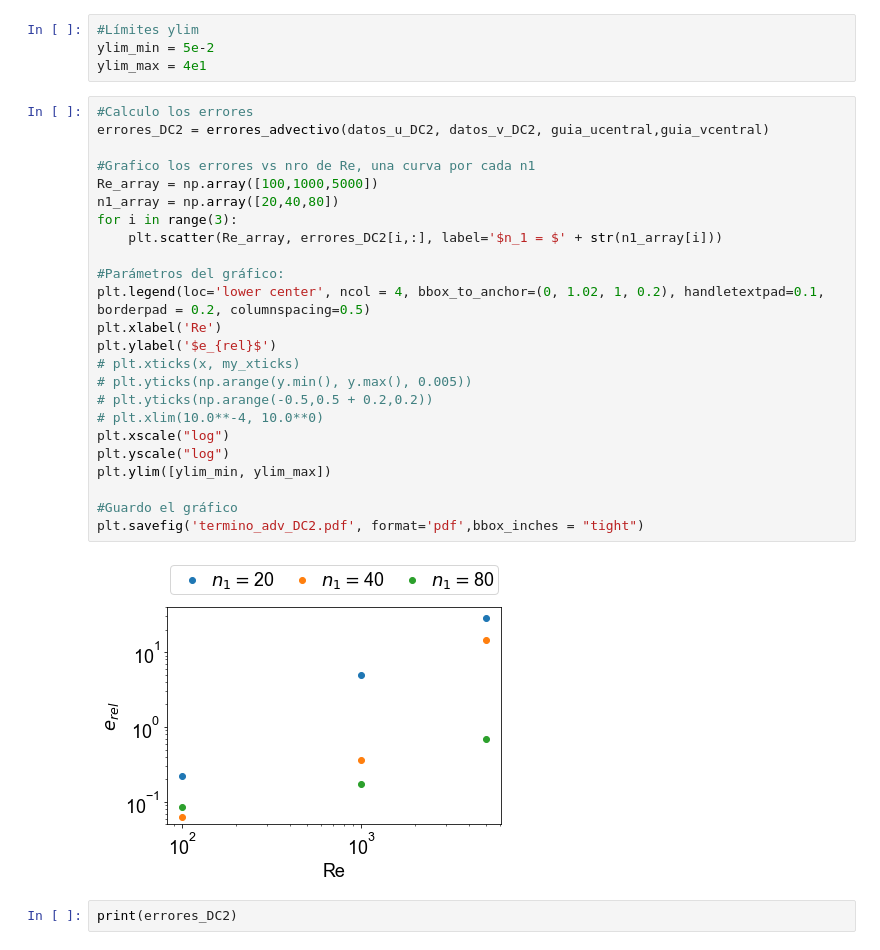
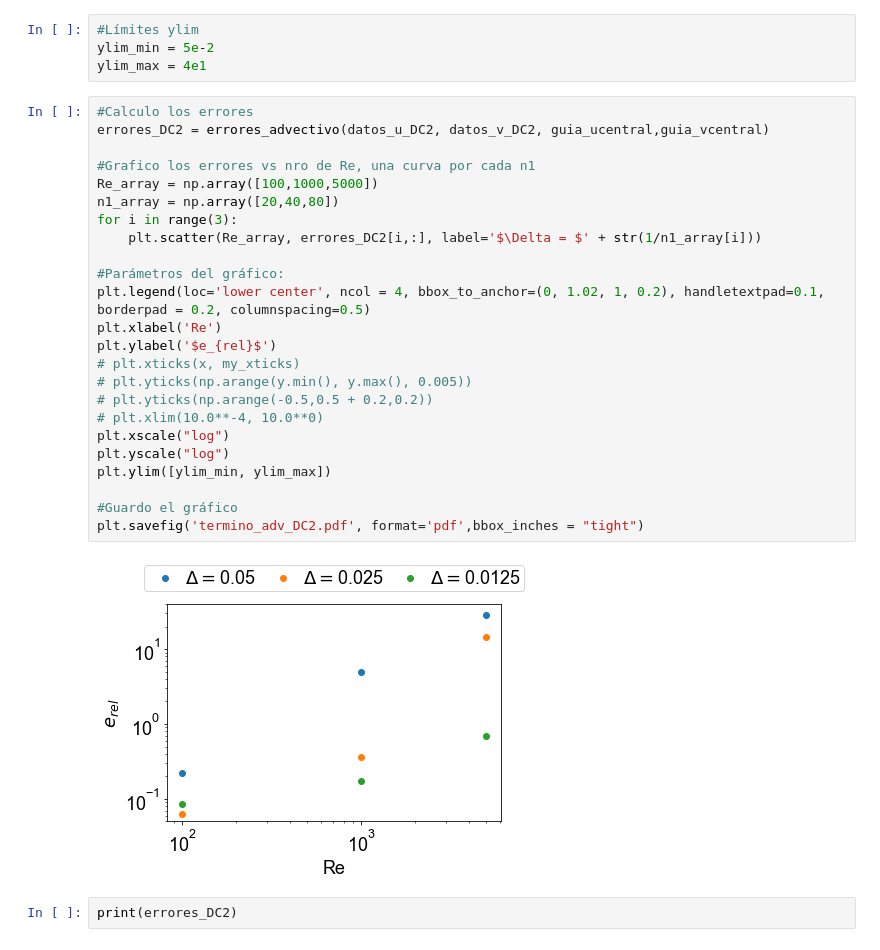
Before and after one commit to Lupama2/Guias_Metodos_Num_Fluidos_I, a Jupyter notebook: Guias/Informe_final/Programa/graficos/graficos.ipynb, the cells around one changed output. Cells and saved outputs as stored; diff of their text form.

```diff
--- a/Guias/Informe_final/Programa/graficos/graficos.ipynb
+++ b/Guias/Informe_final/Programa/graficos/graficos.ipynb
@@ -248,29 +248,29 @@ ylim_max = 4e1
 # %%
 #Calculo los errores
 errores_DC2 = errores_advectivo(datos_u_DC2, datos_v_DC2, guia_ucentral,guia_vcentral)
 
 #Grafico los errores vs nro de Re, una curva por cada n1
 Re_array = np.array([100,1000,5000])
 n1_array = np.array([20,40,80])
 for i in range(3):
-    plt.scatter(Re_array, errores_DC2[i,:], label='$n_1 = $' + str(n1_array[i]))
+    plt.scatter(Re_array, errores_DC2[i,:], label='$\Delta = $' + str(1/n1_array[i]))
 
 #Parámetros del gráfico:
 plt.legend(loc='lower center', ncol = 4, bbox_to_anchor=(0, 1.02, 1, 0.2), handletextpad=0.1, borderpad = 0.2, columnspacing=0.5)
 plt.xlabel('Re')
 plt.ylabel('$e_{rel}$')
 # plt.xticks(x, my_xticks)
 # plt.yticks(np.arange(y.min(), y.max(), 0.005))
 # plt.yticks(np.arange(-0.5,0.5 + 0.2,0.2))
 # plt.xlim(10.0**-4, 10.0**0)
 plt.xscale("log")
 plt.yscale("log")
 plt.ylim([ylim_min, ylim_max])
 
 #Guardo el gráfico
 plt.savefig('termino_adv_DC2.pdf', format='pdf',bbox_inches = "tight")
 # %% [output]
-[figure, old version]
+[figure, new version]
 # %%
 print(errores_DC2)
 # %% [output]
```
Also changed, not shown: parts of 10 cells of this notebook, 58 other files.
